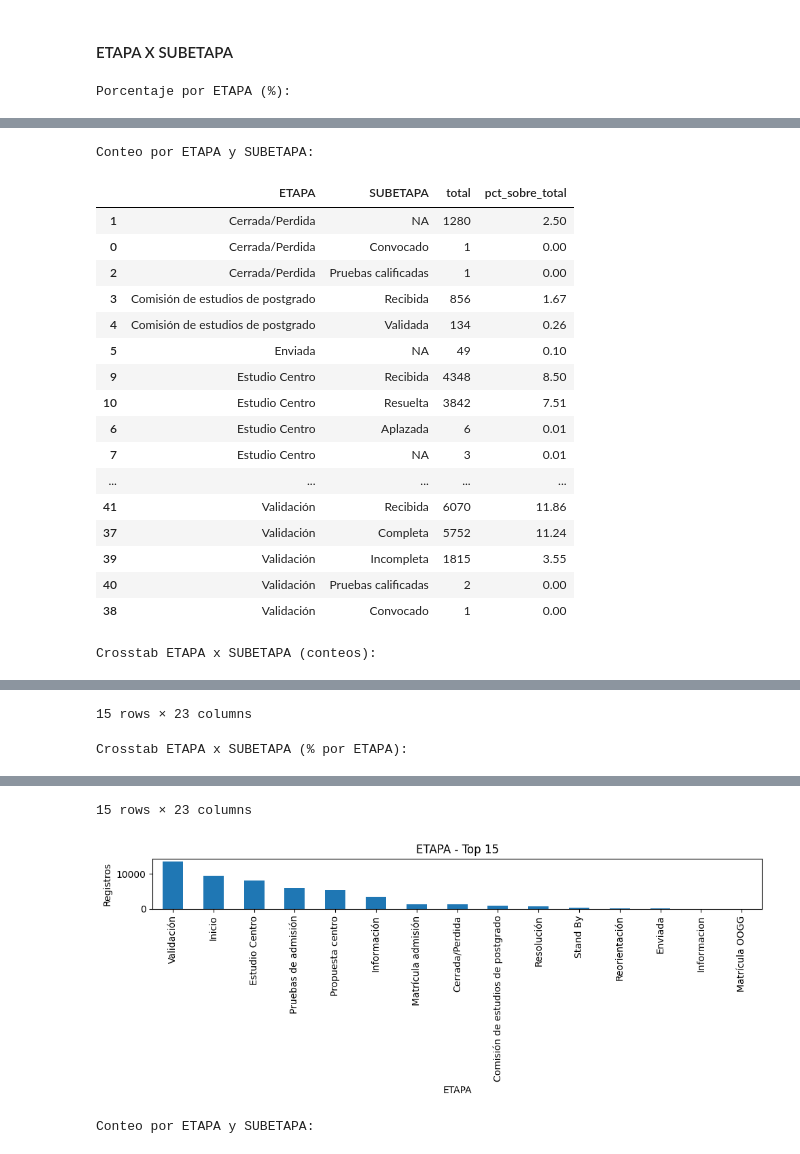
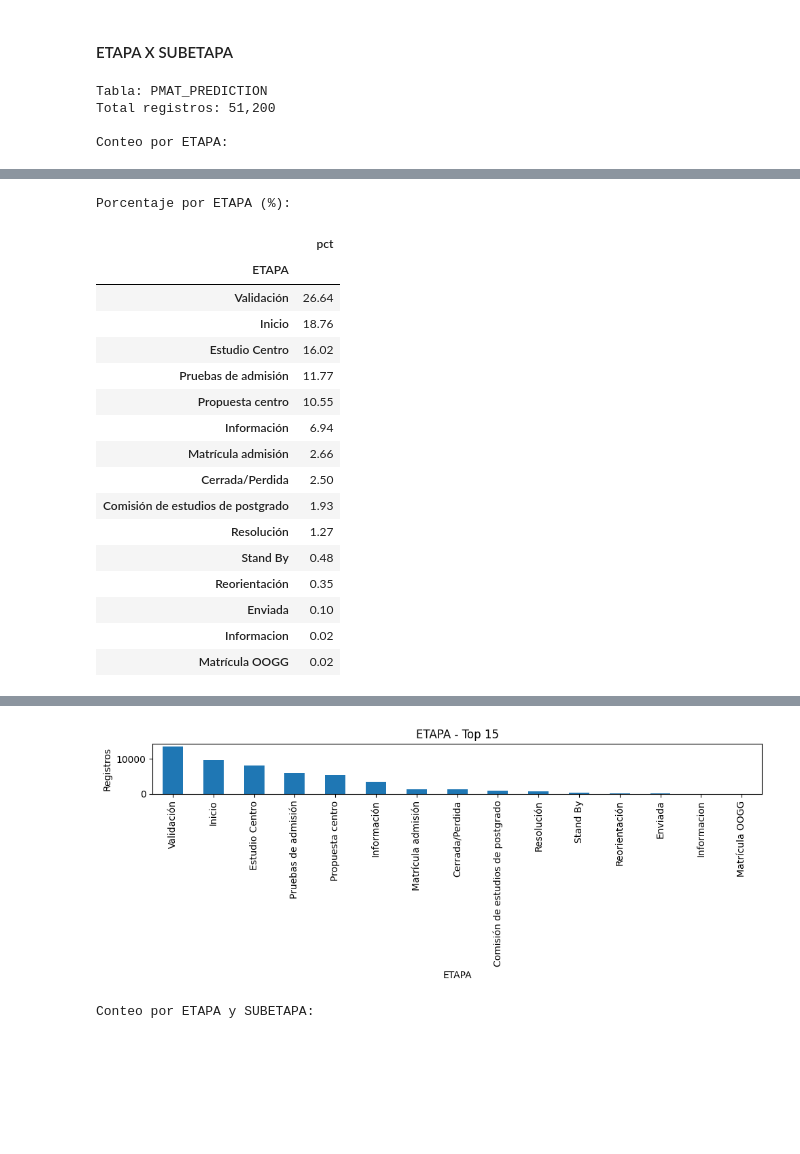
Before and after one commit to MiguelHernandezCorral/UNAV, a Jupyter notebook: notebooks/2026-3-24_Plan de revision.ipynb, the cells around one changed output, grey strips where cells are left out. Cells and saved outputs as stored; diff of their text form; code cells hidden in the pictures; blank space fills up the shorter version.

```diff
--- a/notebooks/2026-3-24_Plan de revision.ipynb
+++ b/notebooks/2026-3-24_Plan de revision.ipynb
@@ -389,7 +401,7 @@ df['SUBETAPA'] = df['SUBETAPA'].astype(str).str.strip()
 total = len(df)
 
 # Conteo por ETAPA
-"""
+
 etapa_counts = df['ETAPA'].value_counts(dropna=False)
 etapa_pct = (etapa_counts / total * 100).round(2)
 
@@ -398,27 +410,10 @@ print(f"Total registros: {total:,}\n")
 
 print("Conteo por ETAPA:")
 display(etapa_counts.to_frame('total'))
-"""
+
 
 print("\nPorcentaje por ETAPA (%):")
 display(etapa_pct.to_frame('pct'))
-
-# Conteo por ETAPA y SUBETAPA
-group_counts = df.groupby(['ETAPA','SUBETAPA']).size().reset_index(name='total')
-group_counts['pct_sobre_total'] = (group_counts['total'] / total * 100).round(2)
-
-print("\nConteo por ETAPA y SUBETAPA:")
-display(group_counts.sort_values(['ETAPA','total'], ascending=[True, False]))
-
-# Crosstab (matriz) y porcentajes por ETAPA
-cross = pd.crosstab(df['ETAPA'], df['SUBETAPA'])
-cross_pct_row = (cross.div(cross.sum(axis=1), axis=0) * 100).round(2)
-
-print("\nCrosstab ETAPA x SUBETAPA (conteos):")
-display(cross)
-
-print("\nCrosstab ETAPA x SUBETAPA (% por ETAPA):")
-display(cross_pct_row)
 
 # (Opcional) Gráficos rápidos
 try:
@@ -428,4 +423,7 @@ try:
 except Exception:
     pass
 # %% [output]
-Porcentaje por ETAPA (%):
+Tabla: PMAT_PREDICTION
+Total registros: 51,200
+
+Conteo por ETAPA:
@@ -449,19 +447,18 @@ Porcentaje por ETAPA (%):
-Conteo por ETAPA y SUBETAPA:
+Porcentaje por ETAPA (%):
-|  | ETAPA | SUBETAPA | total | pct_sobre_total |
-| 1 | Cerrada/Perdida | NA | 1280 | 2.50 |
-| 0 | Cerrada/Perdida | Convocado | 1 | 0.00 |
-| 2 | Cerrada/Perdida | Pruebas calificadas | 1 | 0.00 |
-| 3 | Comisión de estudios de postgrado | Recibida | 856 | 1.67 |
-| 4 | Comisión de estudios de postgrado | Validada | 134 | 0.26 |
-| 5 | Enviada | NA | 49 | 0.10 |
-| 9 | Estudio Centro | Recibida | 4348 | 8.50 |
-| 10 | Estudio Centro | Resuelta | 3842 | 7.51 |
-| 6 | Estudio Centro | Aplazada | 6 | 0.01 |
-| 7 | Estudio Centro | NA | 3 | 0.01 |
-| ... | ... | ... | ... | ... |
-| 41 | Validación | Recibida | 6070 | 11.86 |
-| 37 | Validación | Completa | 5752 | 11.24 |
-| 39 | Validación | Incompleta | 1815 | 3.55 |
-| 40 | Validación | Pruebas calificadas | 2 | 0.00 |
-| 38 | Validación | Convocado | 1 | 0.00 |
+|  | pct |
+| ETAPA |  |
+| Validación | 26.64 |
+| Inicio | 18.76 |
+| Estudio Centro | 16.02 |
+| Pruebas de admisión | 11.77 |
+| Propuesta centro | 10.55 |
+| Información | 6.94 |
+| Matrícula admisión | 2.66 |
+| Cerrada/Perdida | 2.50 |
+| Comisión de estudios de postgrado | 1.93 |
+| Resolución | 1.27 |
+| Stand By | 0.48 |
+| Reorientación | 0.35 |
+| Enviada | 0.10 |
+| Informacion | 0.02 |
+| Matrícula OOGG | 0.02 |
-Crosstab ETAPA x SUBETAPA (conteos):
@@ -485,2 +464,0 @@ Crosstab ETAPA x SUBETAPA (conteos):
-15 rows × 23 columns
-Crosstab ETAPA x SUBETAPA (% por ETAPA):
@@ -504,4 +465,3 @@ Crosstab ETAPA x SUBETAPA (% por ETAPA):
-15 rows × 23 columns
 [figure]
 # %%
 import pandas as pd, sys
```
Also changed, not shown: parts of 23 cells of this notebook, 1 other file.
